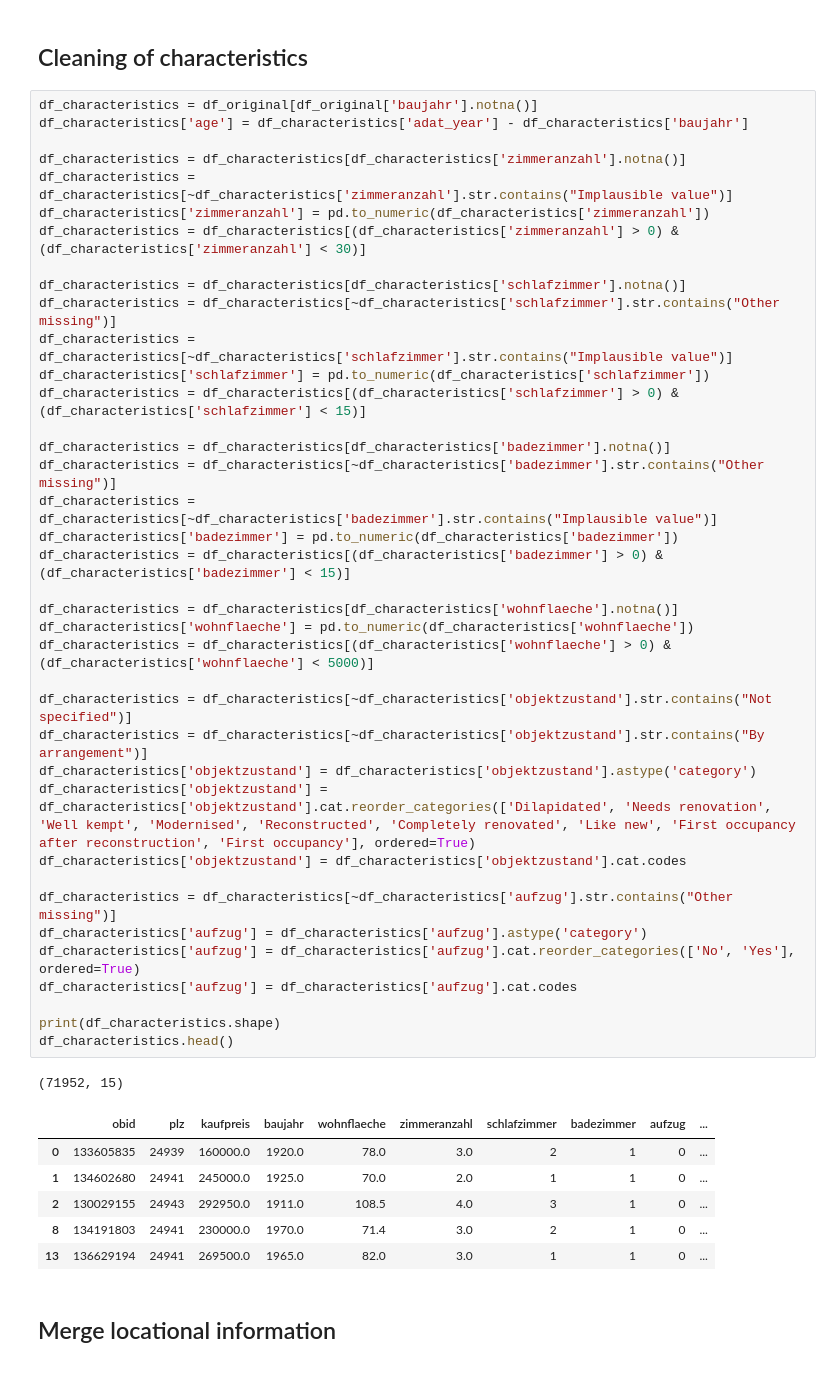
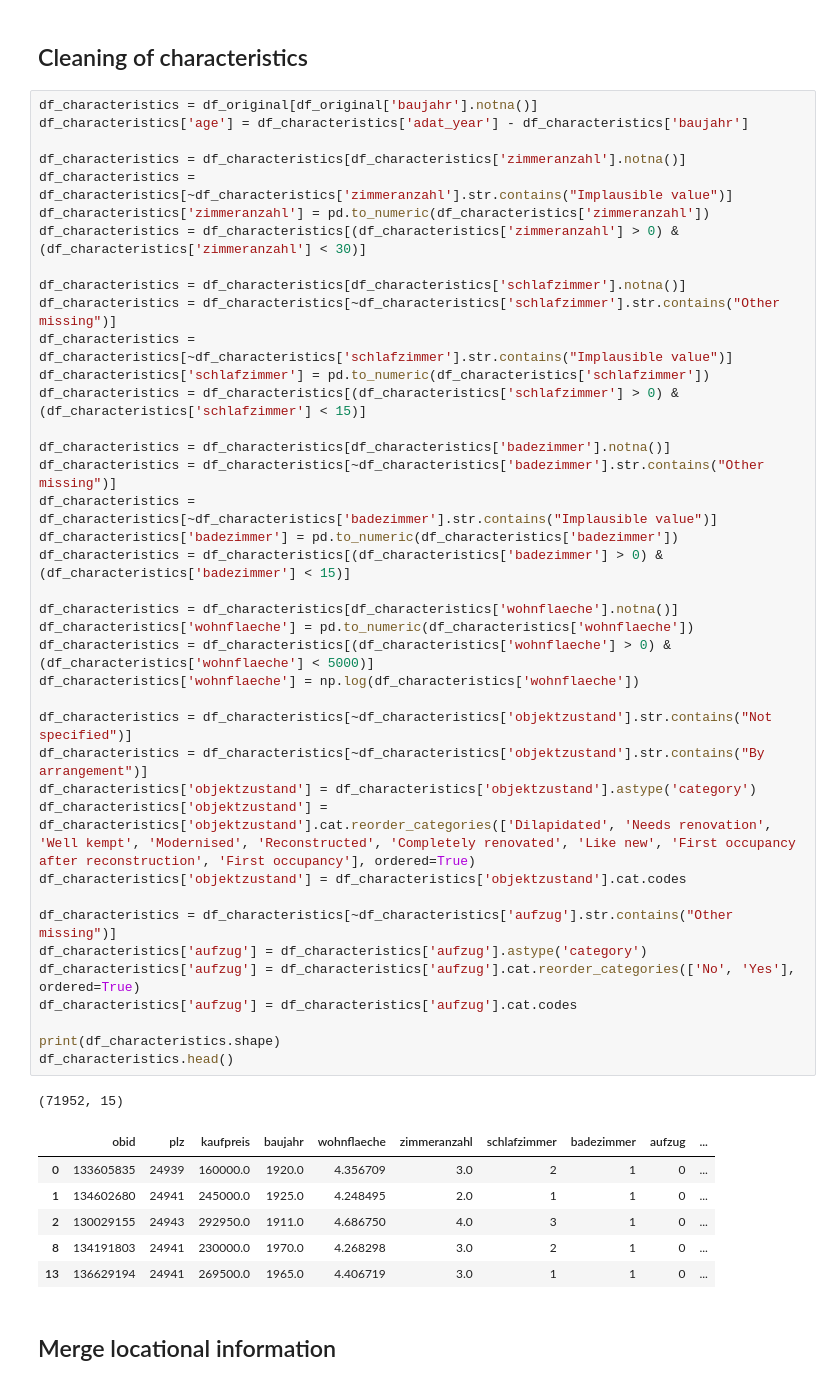
Before and after one commit to pvseydlitz/BachelorThesis, a Jupyter notebook: regression_wk_2022.ipynb, the cells around one changed output. Cells and saved outputs as stored; diff of their text form.

```diff
--- a/regression_wk_2022.ipynb
+++ b/regression_wk_2022.ipynb
@@ -64,38 +65,39 @@ df_characteristics = df_characteristics[~df_characteristics['schlafzimmer'].str.
 df_characteristics = df_characteristics[~df_characteristics['schlafzimmer'].str.contains("Implausible value")]
 df_characteristics['schlafzimmer'] = pd.to_numeric(df_characteristics['schlafzimmer'])
 df_characteristics = df_characteristics[(df_characteristics['schlafzimmer'] > 0) & (df_characteristics['schlafzimmer'] < 15)]
 
 df_characteristics = df_characteristics[df_characteristics['badezimmer'].notna()]
 df_characteristics = df_characteristics[~df_characteristics['badezimmer'].str.contains("Other missing")]
 df_characteristics = df_characteristics[~df_characteristics['badezimmer'].str.contains("Implausible value")]
 df_characteristics['badezimmer'] = pd.to_numeric(df_characteristics['badezimmer'])
 df_characteristics = df_characteristics[(df_characteristics['badezimmer'] > 0) & (df_characteristics['badezimmer'] < 15)]
 
 df_characteristics = df_characteristics[df_characteristics['wohnflaeche'].notna()]
 df_characteristics['wohnflaeche'] = pd.to_numeric(df_characteristics['wohnflaeche'])
 df_characteristics = df_characteristics[(df_characteristics['wohnflaeche'] > 0) & (df_characteristics['wohnflaeche'] < 5000)]
+df_characteristics['wohnflaeche'] = np.log(df_characteristics['wohnflaeche'])
 
 df_characteristics = df_characteristics[~df_characteristics['objektzustand'].str.contains("Not specified")]
 df_characteristics = df_characteristics[~df_characteristics['objektzustand'].str.contains("By arrangement")]
 df_characteristics['objektzustand'] = df_characteristics['objektzustand'].astype('category')
 df_characteristics['objektzustand'] = df_characteristics['objektzustand'].cat.reorder_categories(['Dilapidated', 'Needs renovation', 'Well kempt', 'Modernised', 'Reconstructed', 'Completely renovated', 'Like new', 'First occupancy after reconstruction', 'First occupancy'], ordered=True)
 df_characteristics['objektzustand'] = df_characteristics['objektzustand'].cat.codes
 
 df_characteristics = df_characteristics[~df_characteristics['aufzug'].str.contains("Other missing")]
 df_characteristics['aufzug'] = df_characteristics['aufzug'].astype('category')
 df_characteristics['aufzug'] = df_characteristics['aufzug'].cat.reorder_categories(['No', 'Yes'], ordered=True)
 df_characteristics['aufzug'] = df_characteristics['aufzug'].cat.codes
 
 print(df_characteristics.shape)
 df_characteristics.head()
 # %% [output]
 (71952, 15)
 |  | obid | plz | kaufpreis | baujahr | wohnflaeche | zimmeranzahl | schlafzimmer | badezimmer | aufzug | ... |
-| 0 | 133605835 | 24939 | 160000.0 | 1920.0 | 78.0 | 3.0 | 2 | 1 | 0 | ... |
-| 1 | 134602680 | 24941 | 245000.0 | 1925.0 | 70.0 | 2.0 | 1 | 1 | 0 | ... |
-| 2 | 130029155 | 24943 | 292950.0 | 1911.0 | 108.5 | 4.0 | 3 | 1 | 0 | ... |
-| 8 | 134191803 | 24941 | 230000.0 | 1970.0 | 71.4 | 3.0 | 2 | 1 | 0 | ... |
-| 13 | 136629194 | 24941 | 269500.0 | 1965.0 | 82.0 | 3.0 | 1 | 1 | 0 | ... |
+| 0 | 133605835 | 24939 | 160000.0 | 1920.0 | 4.356709 | 3.0 | 2 | 1 | 0 | ... |
+| 1 | 134602680 | 24941 | 245000.0 | 1925.0 | 4.248495 | 2.0 | 1 | 1 | 0 | ... |
+| 2 | 130029155 | 24943 | 292950.0 | 1911.0 | 4.686750 | 4.0 | 3 | 1 | 0 | ... |
+| 8 | 134191803 | 24941 | 230000.0 | 1970.0 | 4.268298 | 3.0 | 2 | 1 | 0 | ... |
+| 13 | 136629194 | 24941 | 269500.0 | 1965.0 | 4.406719 | 3.0 | 1 | 1 | 0 | ... |
 # %% [markdown]
 ## Merge locational information
 # %%
```
Also changed, not shown: parts of 5 cells of this notebook, 5 other files.
